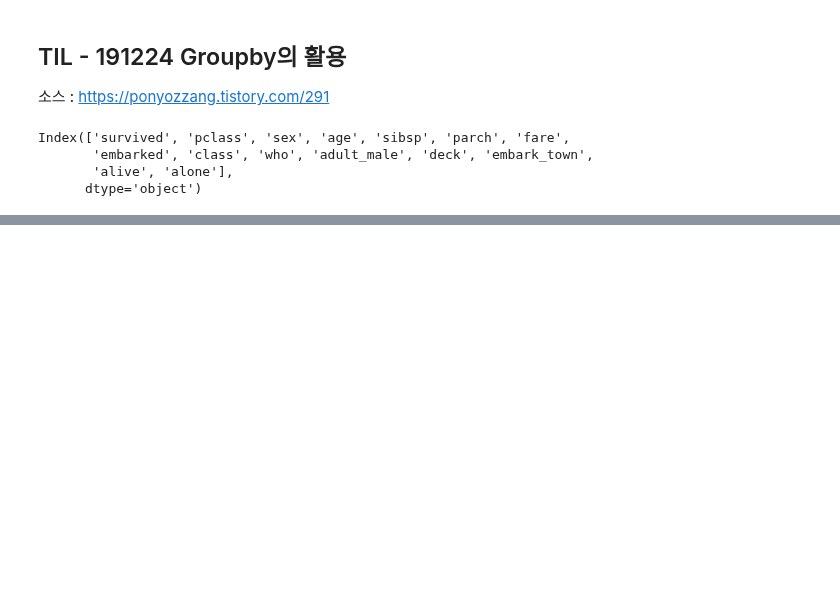
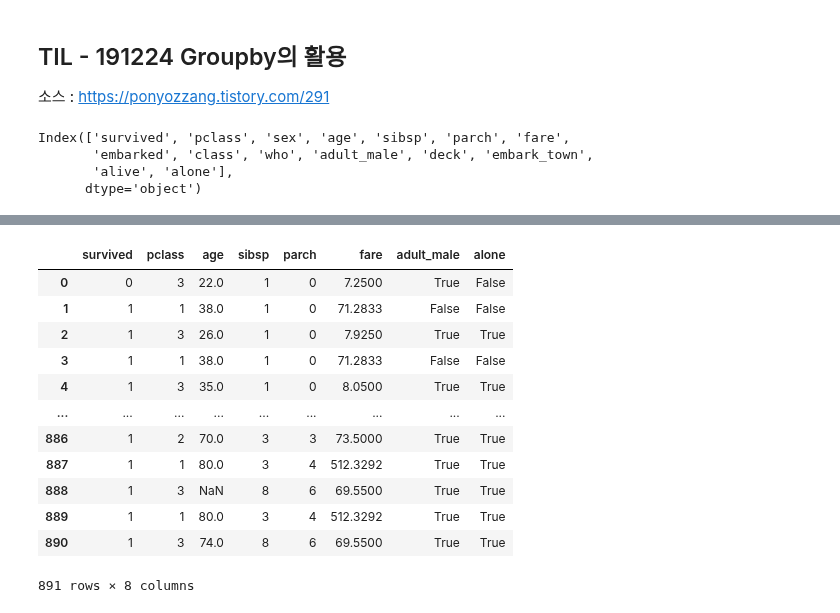
Before and after one commit to 951237/TIL, a Jupyter notebook: TIL_from_191115.ipynb, the cells around one changed output, grey strips where cells are left out. Cells and saved outputs as stored; diff of their text form; code cells hidden in the pictures; blank space fills up the shorter version.

```diff
--- a/TIL_from_191115.ipynb
+++ b/TIL_from_191115.ipynb
@@ -416,0 +577,16 @@ df_titanic.groupby('survived').mean()
+# %%
+g.cummax()
+# %% [output]
+|  | survived | pclass | age | sibsp | parch | fare | adult_male | alone |
+| 0 | 0 | 3 | 22.0 | 1 | 0 | 7.2500 | True | False |
+| 1 | 1 | 1 | 38.0 | 1 | 0 | 71.2833 | False | False |
+| 2 | 1 | 3 | 26.0 | 1 | 0 | 7.9250 | True | True |
+| 3 | 1 | 1 | 38.0 | 1 | 0 | 71.2833 | False | False |
+| 4 | 1 | 3 | 35.0 | 1 | 0 | 8.0500 | True | True |
+| ... | ... | ... | ... | ... | ... | ... | ... | ... |
+| 886 | 1 | 2 | 70.0 | 3 | 3 | 73.5000 | True | True |
+| 887 | 1 | 1 | 80.0 | 3 | 4 | 512.3292 | True | True |
+| 888 | 1 | 3 | NaN | 8 | 6 | 69.5500 | True | True |
+| 889 | 1 | 1 | 80.0 | 3 | 4 | 512.3292 | True | True |
+| 890 | 1 | 3 | 74.0 | 8 | 6 | 69.5500 | True | True |
+891 rows × 8 columns
```
Also changed, not shown: parts of 22 cells of this notebook.
